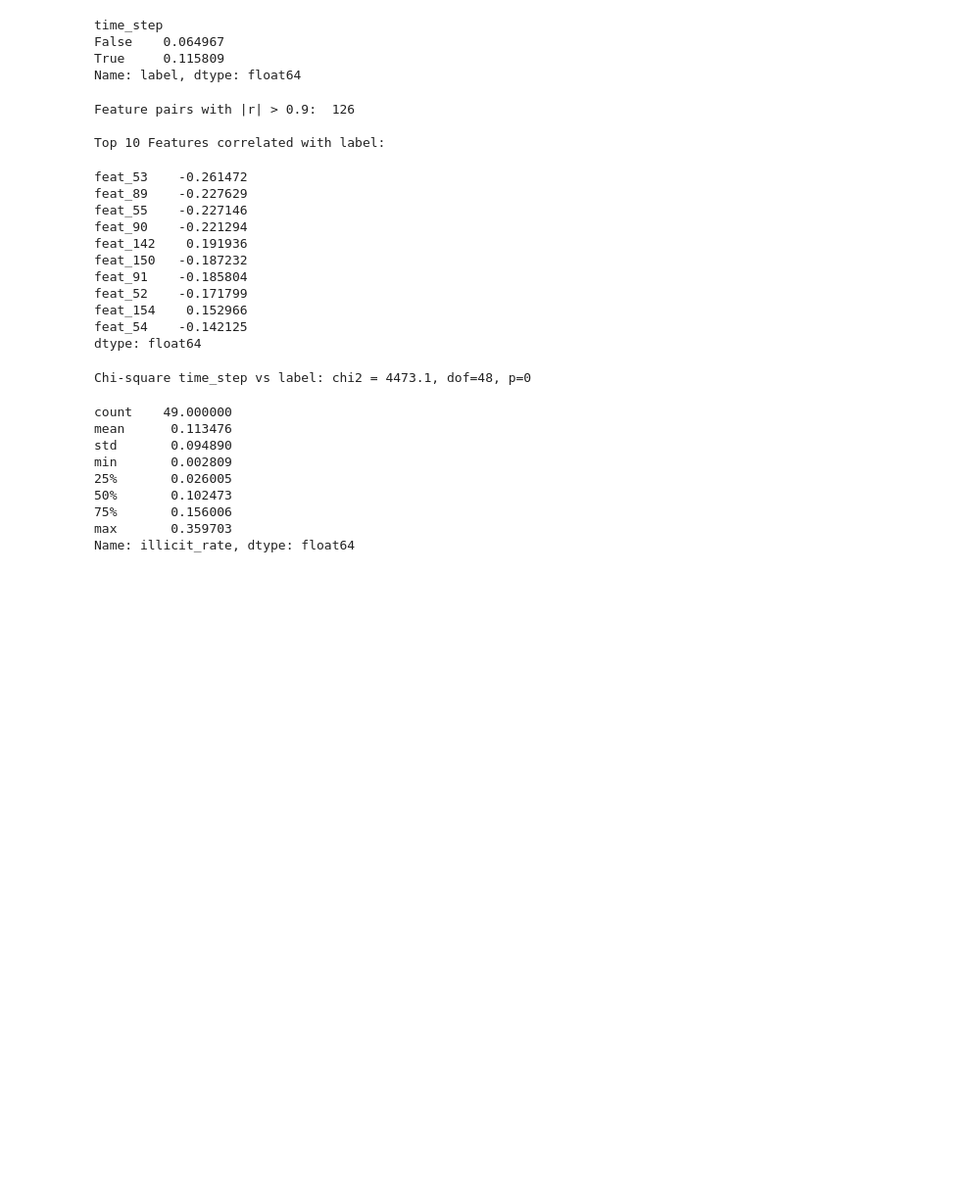
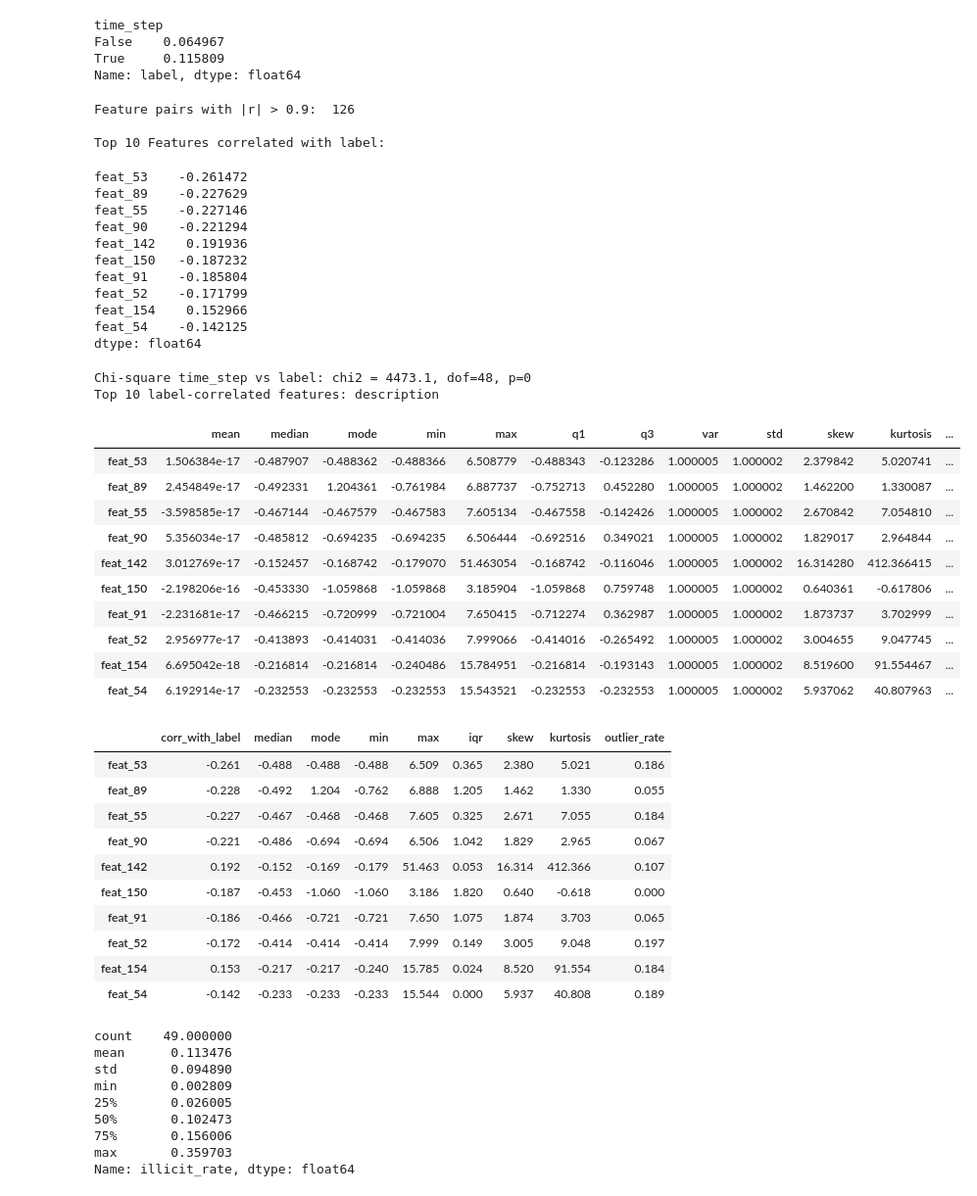
Before and after one commit to mahfuzmahi/crypto-financial-crime-detection, a Jupyter notebook: src/exploratory_data_analysis.ipynb, the cells around one changed output. Shown at 98% size. Cells and saved outputs as stored; diff of their text form; code cells hidden in the pictures; blank space fills up the shorter version.

```diff
--- a/src/exploratory_data_analysis.ipynb
+++ b/src/exploratory_data_analysis.ipynb
@@ -130,32 +131,64 @@ Name: label, dtype: float64
 # %%
 corr_label = labeled[feature_columns].corrwith(labeled['label']).sort_values(key=abs, ascending=False)
 #Pearson correlation of each feature with label
 corr = labeled[feature_columns].corr() #Heat map
 upper = corr.where(np.triu(np.ones(corr.shape, dtype=bool), k=1)) #Upper triangle above diagonal
 high_pairs = upper.stack()[lambda s: s.abs() > 0.9] #Flatten to list with |r| > 0.9
 
 ct = pd.crosstab(labeled['time_step'], labeled['label']) #Contingency table
 chi2, p, dof, _ = stats.chi2_contingency(ct) #Chi-Squared Test, illicit rate on time step
 print("Feature pairs with |r| > 0.9: ", len(high_pairs)) #Print highly correlated feature pairs
 print("\nTop 10 Features correlated with label: ")
 display(corr_label.head(10)) #Show top 10 features
 print(f'Chi-square time_step vs label: chi2 = {chi2:.1f}, dof={dof}, p={p:.3g}') #Print result, chi2 to 1 sig fig and p to 3
+
+top10 = corr_label.index[:10]
+print("Top 10 label-correlated features: description")
+display(desc.loc[top10])
+cols = ['median', 'mode', 'min', 'max', 'iqr', 'skew', 'kurtosis', 'outlier_rate']
+top10_stats = desc.loc[top10, cols].copy()
+top10_stats.insert(0, 'corr_with_label', corr_label[top10])
+
+display(top10_stats.round(3))
 # %% [output]
 Feature pairs with |r| > 0.9:  126
 
 Top 10 Features correlated with label:
 feat_53    -0.261472
 feat_89    -0.227629
 feat_55    -0.227146
 feat_90    -0.221294
 feat_142    0.191936
 feat_150   -0.187232
 feat_91    -0.185804
 feat_52    -0.171799
 feat_154    0.152966
 feat_54    -0.142125
 dtype: float64
 Chi-square time_step vs label: chi2 = 4473.1, dof=48, p=0
+Top 10 label-correlated features: description
+|  | mean | median | mode | min | max | q1 | q3 | var | std | skew | kurtosis | ... |
+| feat_53 | 1.506384e-17 | -0.487907 | -0.488362 | -0.488366 | 6.508779 | -0.488343 | -0.123286 | 1.000005 | 1.000002 | 2.379842 | 5.020741 | ... |
+| feat_89 | 2.454849e-17 | -0.492331 | 1.204361 | -0.761984 | 6.887737 | -0.752713 | 0.452280 | 1.000005 | 1.000002 | 1.462200 | 1.330087 | ... |
+| feat_55 | -3.598585e-17 | -0.467144 | -0.467579 | -0.467583 | 7.605134 | -0.467558 | -0.142426 | 1.000005 | 1.000002 | 2.670842 | 7.054810 | ... |
+| feat_90 | 5.356034e-17 | -0.485812 | -0.694235 | -0.694235 | 6.506444 | -0.692516 | 0.349021 | 1.000005 | 1.000002 | 1.829017 | 2.964844 | ... |
+| feat_142 | 3.012769e-17 | -0.152457 | -0.168742 | -0.179070 | 51.463054 | -0.168742 | -0.116046 | 1.000005 | 1.000002 | 16.314280 | 412.366415 | ... |
+| feat_150 | -2.198206e-16 | -0.453330 | -1.059868 | -1.059868 | 3.185904 | -1.059868 | 0.759748 | 1.000005 | 1.000002 | 0.640361 | -0.617806 | ... |
+| feat_91 | -2.231681e-17 | -0.466215 | -0.720999 | -0.721004 | 7.650415 | -0.712274 | 0.362987 | 1.000005 | 1.000002 | 1.873737 | 3.702999 | ... |
+| feat_52 | 2.956977e-17 | -0.413893 | -0.414031 | -0.414036 | 7.999066 | -0.414016 | -0.265492 | 1.000005 | 1.000002 | 3.004655 | 9.047745 | ... |
+| feat_154 | 6.695042e-18 | -0.216814 | -0.216814 | -0.240486 | 15.784951 | -0.216814 | -0.193143 | 1.000005 | 1.000002 | 8.519600 | 91.554467 | ... |
+| feat_54 | 6.192914e-17 | -0.232553 | -0.232553 | -0.232553 | 15.543521 | -0.232553 | -0.232553 | 1.000005 | 1.000002 | 5.937062 | 40.807963 | ... |
+|  | corr_with_label | median | mode | min | max | iqr | skew | kurtosis | outlier_rate |
+| feat_53 | -0.261 | -0.488 | -0.488 | -0.488 | 6.509 | 0.365 | 2.380 | 5.021 | 0.186 |
+| feat_89 | -0.228 | -0.492 | 1.204 | -0.762 | 6.888 | 1.205 | 1.462 | 1.330 | 0.055 |
+| feat_55 | -0.227 | -0.467 | -0.468 | -0.468 | 7.605 | 0.325 | 2.671 | 7.055 | 0.184 |
+| feat_90 | -0.221 | -0.486 | -0.694 | -0.694 | 6.506 | 1.042 | 1.829 | 2.965 | 0.067 |
+| feat_142 | 0.192 | -0.152 | -0.169 | -0.179 | 51.463 | 0.053 | 16.314 | 412.366 | 0.107 |
+| feat_150 | -0.187 | -0.453 | -1.060 | -1.060 | 3.186 | 1.820 | 0.640 | -0.618 | 0.000 |
+| feat_91 | -0.186 | -0.466 | -0.721 | -0.721 | 7.650 | 1.075 | 1.874 | 3.703 | 0.065 |
+| feat_52 | -0.172 | -0.414 | -0.414 | -0.414 | 7.999 | 0.149 | 3.005 | 9.048 | 0.197 |
+| feat_154 | 0.153 | -0.217 | -0.217 | -0.240 | 15.785 | 0.024 | 8.520 | 91.554 | 0.184 |
+| feat_54 | -0.142 | -0.233 | -0.233 | -0.233 | 15.544 | 0.000 | 5.937 | 40.808 | 0.189 |
 # %%
 timeSeries = df.groupby('time_step').agg(n=('txId', 'size')) #Row per time step
 timeSeries['illicit_rate'] = labeled.groupby('time_step')['label'].mean() #Add illicit rate per step
```
Also changed, not shown: parts of 2 cells of this notebook.
